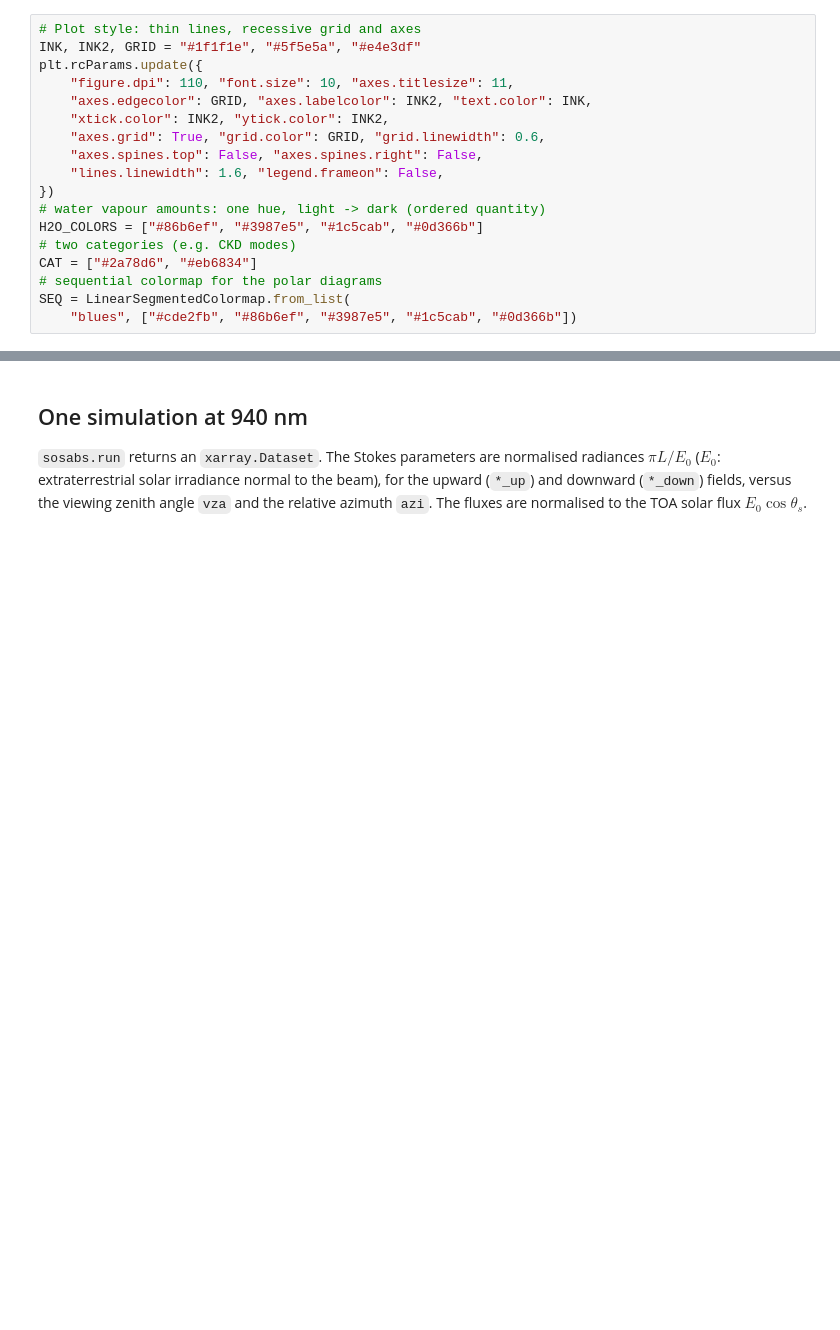
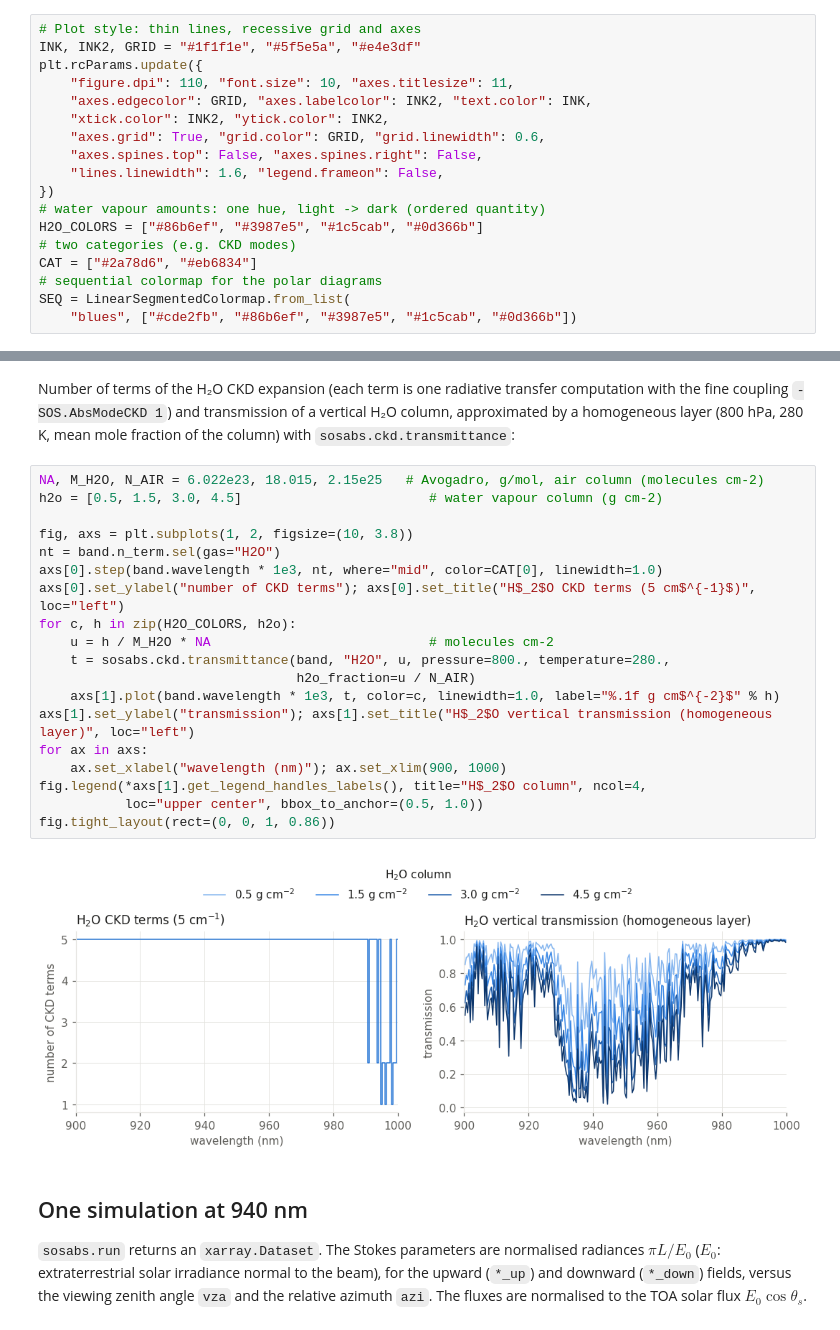
Before and after one commit to Tristanovsk/RadiativeTransferCode-SOS, a Jupyter notebook: docs/source/tutorials/water_vapour_900_1000nm.ipynb, the cells around one changed output, grey strips where cells are left out. Cells and saved outputs as stored; diff of their text form; blank space fills up the shorter version.

```diff
--- a/docs/source/tutorials/water_vapour_900_1000nm.ipynb
+++ b/docs/source/tutorials/water_vapour_900_1000nm.ipynb
@@ -107,3 +136,29 @@ config = {
+# %% [markdown]
+Number of terms of the H₂O CKD expansion (each term is one radiative transfer
+computation with the fine coupling `-SOS.AbsModeCKD 1`) and transmission of a
+vertical H₂O column, approximated by a homogeneous layer (800 hPa, 280 K,
+mean mole fraction of the column) with `sosabs.ckd.transmittance`:
+# %%
+NA, M_H2O, N_AIR = 6.022e23, 18.015, 2.15e25   # Avogadro, g/mol, air column (molecules cm-2)
+h2o = [0.5, 1.5, 3.0, 4.5]                        # water vapour column (g cm-2)
+
+fig, axs = plt.subplots(1, 2, figsize=(10, 3.8))
+nt = band.n_term.sel(gas="H2O")
+axs[0].step(band.wavelength * 1e3, nt, where="mid", color=CAT[0], linewidth=1.0)
+axs[0].set_ylabel("number of CKD terms"); axs[0].set_title("H$_2$O CKD terms (5 cm$^{-1}$)", loc="left")
+for c, h in zip(H2O_COLORS, h2o):
+    u = h / M_H2O * NA                            # molecules cm-2
+    t = sosabs.ckd.transmittance(band, "H2O", u, pressure=800., temperature=280.,
+                                 h2o_fraction=u / N_AIR)
+    axs[1].plot(band.wavelength * 1e3, t, color=c, linewidth=1.0, label="%.1f g cm$^{-2}$" % h)
+axs[1].set_ylabel("transmission"); axs[1].set_title("H$_2$O vertical transmission (homogeneous layer)", loc="left")
+for ax in axs:
+    ax.set_xlabel("wavelength (nm)"); ax.set_xlim(900, 1000)
+fig.legend(*axs[1].get_legend_handles_labels(), title="H$_2$O column", ncol=4,
+           loc="upper center", bbox_to_anchor=(0.5, 1.0))
+fig.tight_layout(rect=(0, 0, 1, 0.86))
+# %% [output]
+[figure, added]
 # %% [markdown]
 ## One simulation at 940 nm
 
```
Also changed, not shown: parts of 19 cells of this notebook, 3 other files.
